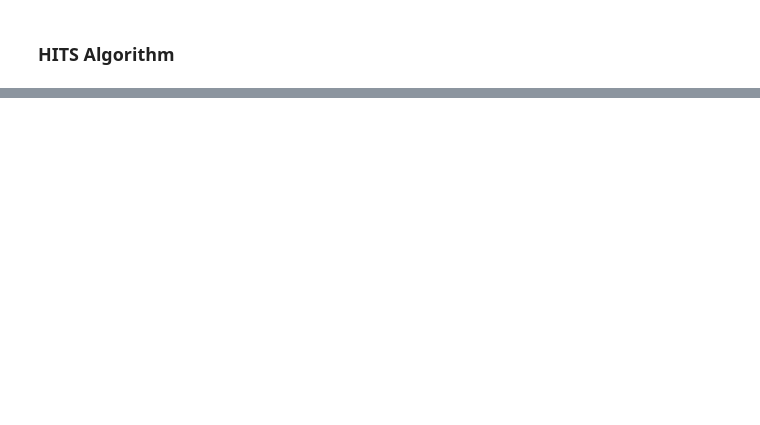
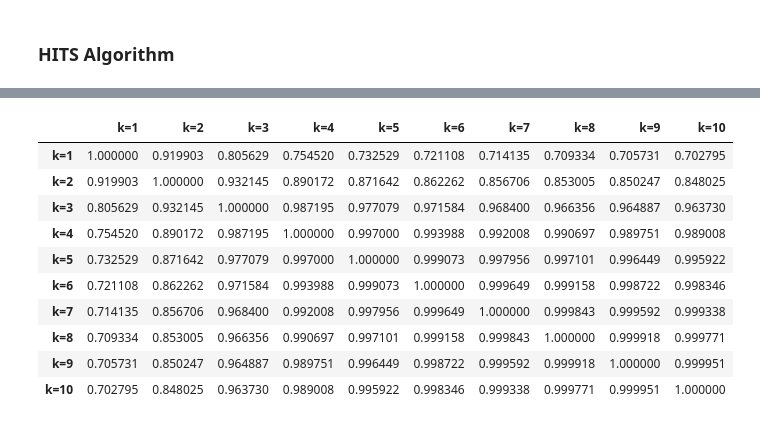
Before and after one commit to AnthonyWu1121/GitHub_Link_Analysis, a Jupyter notebook: algorithms/algo.ipynb, the cells around one changed output, grey strips where cells are left out. Cells and saved outputs as stored; diff of their text form; code cells hidden in the pictures; blank space fills up the shorter version.

```diff
--- a/algorithms/algo.ipynb
+++ b/algorithms/algo.ipynb
@@ -105,0 +464,23 @@ hub_score, authority_score = hits(B)
+# %%
+df_k_all = pd.DataFrame({f"k={i+1}": hub_res[i] for i in range(10)})
+
+ranked_df = df_k_all.rank()
+
+# Calculate Spearman's rank correlation matrix
+corr, _ = spearmanr(ranked_df)
+
+# Convert the correlation matrix to a DataFrame for better readability
+corr_df = pd.DataFrame(corr, index=df_k_all.columns, columns=df_k_all.columns)
+display(corr_df)
+# %% [output]
+|  | k=1 | k=2 | k=3 | k=4 | k=5 | k=6 | k=7 | k=8 | k=9 | k=10 |
+| k=1 | 1.000000 | 0.919903 | 0.805629 | 0.754520 | 0.732529 | 0.721108 | 0.714135 | 0.709334 | 0.705731 | 0.702795 |
+| k=2 | 0.919903 | 1.000000 | 0.932145 | 0.890172 | 0.871642 | 0.862262 | 0.856706 | 0.853005 | 0.850247 | 0.848025 |
+| k=3 | 0.805629 | 0.932145 | 1.000000 | 0.987195 | 0.977079 | 0.971584 | 0.968400 | 0.966356 | 0.964887 | 0.963730 |
+| k=4 | 0.754520 | 0.890172 | 0.987195 | 1.000000 | 0.997000 | 0.993988 | 0.992008 | 0.990697 | 0.989751 | 0.989008 |
+| k=5 | 0.732529 | 0.871642 | 0.977079 | 0.997000 | 1.000000 | 0.999073 | 0.997956 | 0.997101 | 0.996449 | 0.995922 |
+| k=6 | 0.721108 | 0.862262 | 0.971584 | 0.993988 | 0.999073 | 1.000000 | 0.999649 | 0.999158 | 0.998722 | 0.998346 |
+| k=7 | 0.714135 | 0.856706 | 0.968400 | 0.992008 | 0.997956 | 0.999649 | 1.000000 | 0.999843 | 0.999592 | 0.999338 |
+| k=8 | 0.709334 | 0.853005 | 0.966356 | 0.990697 | 0.997101 | 0.999158 | 0.999843 | 1.000000 | 0.999918 | 0.999771 |
+| k=9 | 0.705731 | 0.850247 | 0.964887 | 0.989751 | 0.996449 | 0.998722 | 0.999592 | 0.999918 | 1.000000 | 0.999951 |
+| k=10 | 0.702795 | 0.848025 | 0.963730 | 0.989008 | 0.995922 | 0.998346 | 0.999338 | 0.999771 | 0.999951 | 1.000000 |
```
Also changed, not shown: parts of 48 cells of this notebook.
